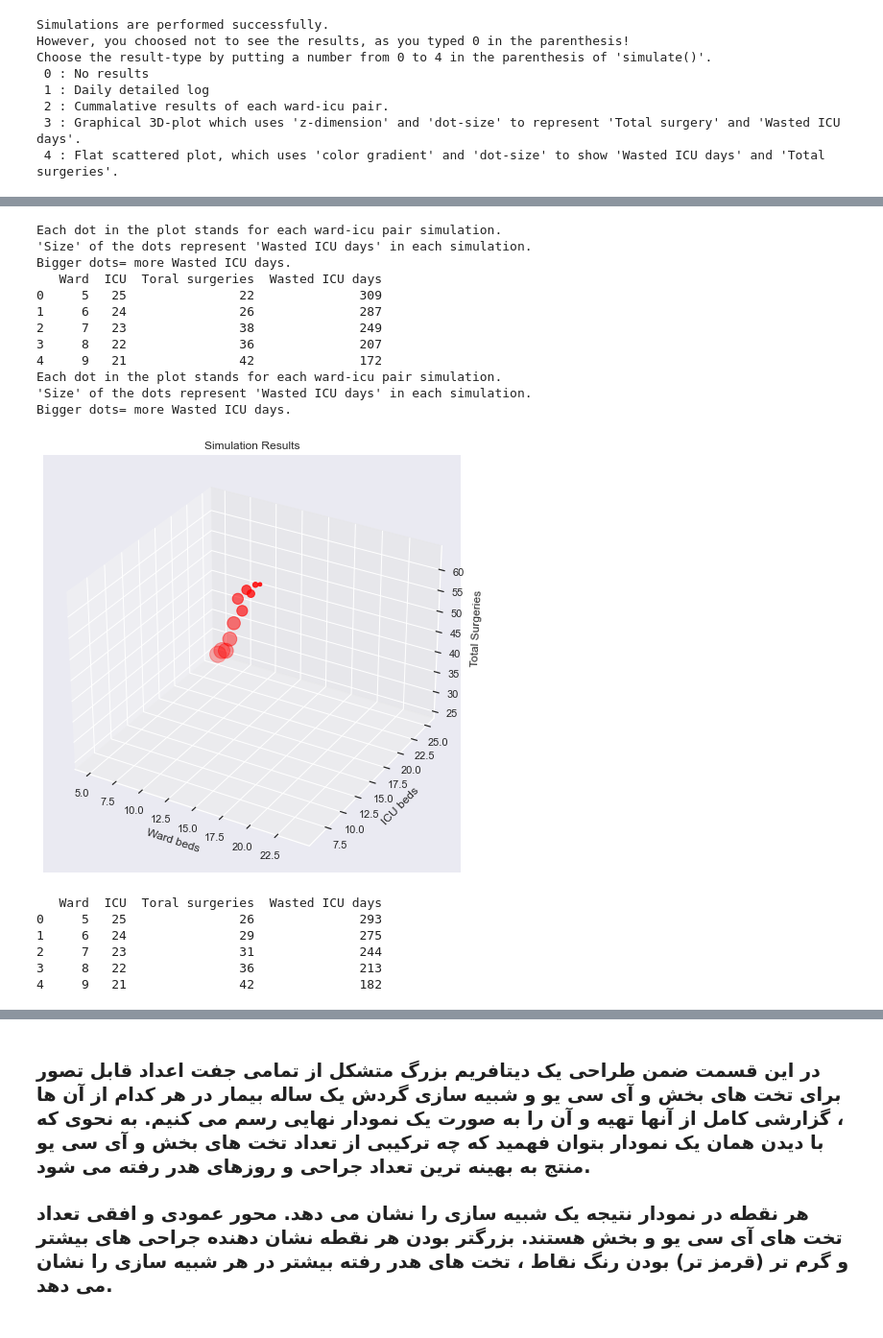
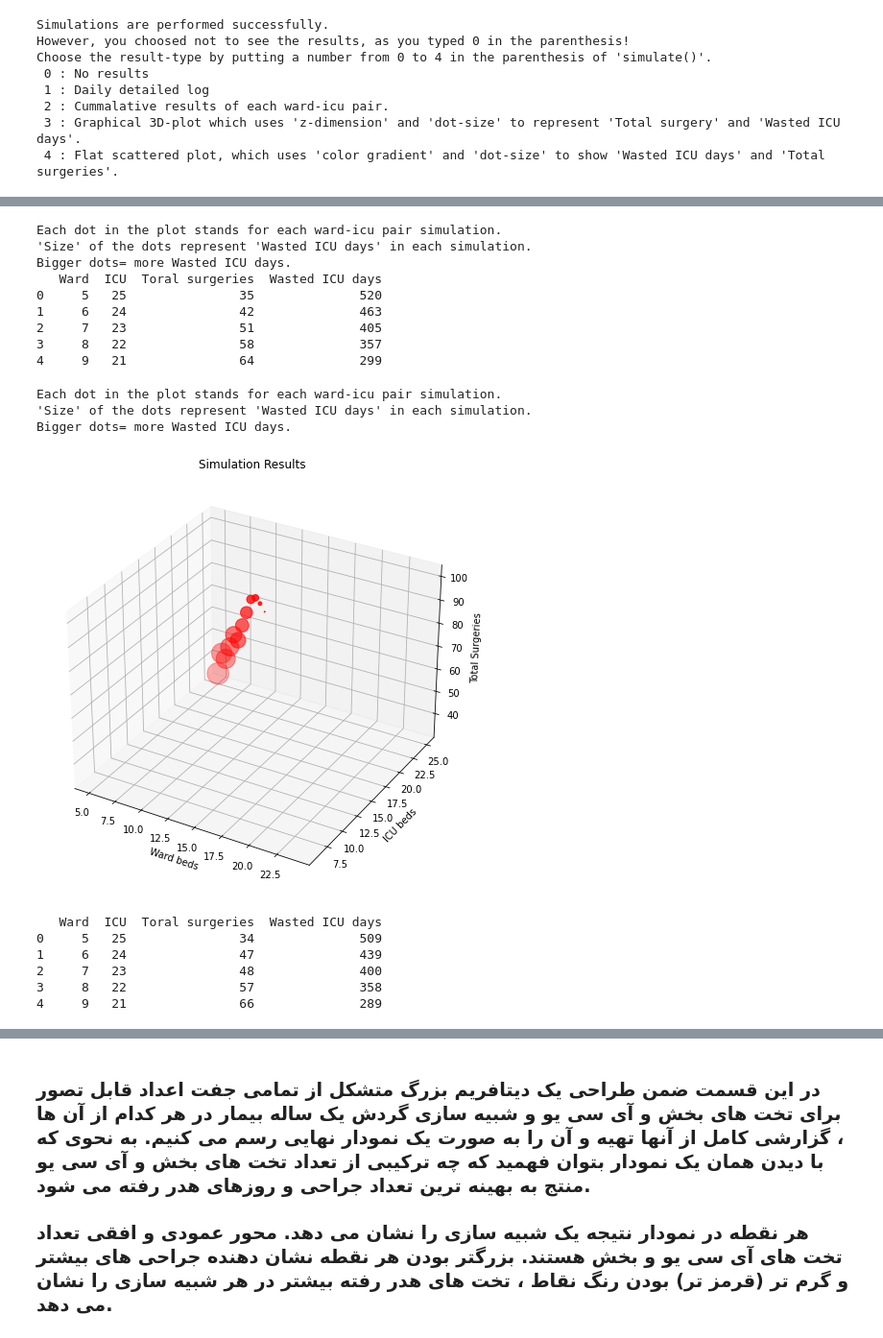
Before and after one commit to jadijadi/programming_class_cheats, a Jupyter notebook: SimulatingICUq_python_notebook/simulating-anotherWay.ipynb, the cells around one changed output, grey strips where cells are left out. Shown at 96% size. Drawn from its saved outputs; the diff is of its cells as text; code cells hidden in the pictures.

```diff
--- a/SimulatingICUq_python_notebook/simulating-anotherWay.ipynb
+++ b/SimulatingICUq_python_notebook/simulating-anotherWay.ipynb
@@ -380,29 +376,32 @@ sim2.simulate(2)
 # %%
+#shows interactive pop-up plot
 %matplotlib qt
-sim3 = simulation(20, icu_extend)
+sim3 = simulation(30, bed_large)
 sim3.simulate(3)
-
-%matplotlib inline
-sim3 = simulation(20, icu_extend)
-sim3.simulate(3)
 # %% [output]
 Each dot in the plot stands for each ward-icu pair simulation.
 'Size' of the dots represent 'Wasted ICU days' in each simulation.
 Bigger dots= more Wasted ICU days.
    Ward  ICU  Toral surgeries  Wasted ICU days
-0     5   25               22              309
-1     6   24               26              287
-2     7   23               38              249
-3     8   22               36              207
-4     9   21               42              172
-Each dot in the plot stands for each ward-icu pair simulation.
-'Size' of the dots represent 'Wasted ICU days' in each simulation.
-Bigger dots= more Wasted ICU days.
+0     5   25               35              520
+1     6   24               42              463
+2     7   23               51              405
+3     8   22               58              357
+4     9   21               64              299
-[figure, removed]
-   Ward  ICU  Toral surgeries  Wasted ICU days
-0     5   25               26              293
-1     6   24               29              275
-2     7   23               31              244
-3     8   22               36              213
-4     9   21               42              182
+# %%
+#shows inline fixed plot
+%matplotlib inline
+sim3 = simulation(30, bed_large)
+sim3.simulate(3)
+# %% [output]
+Each dot in the plot stands for each ward-icu pair simulation.
+'Size' of the dots represent 'Wasted ICU days' in each simulation.
+Bigger dots= more Wasted ICU days.
+[figure, added]
+   Ward  ICU  Toral surgeries  Wasted ICU days
+0     5   25               34              509
+1     6   24               47              439
+2     7   23               48              400
+3     8   22               57              358
+4     9   21               66              289
 # %%
```
Also changed, not shown: parts of 11 cells of this notebook.
